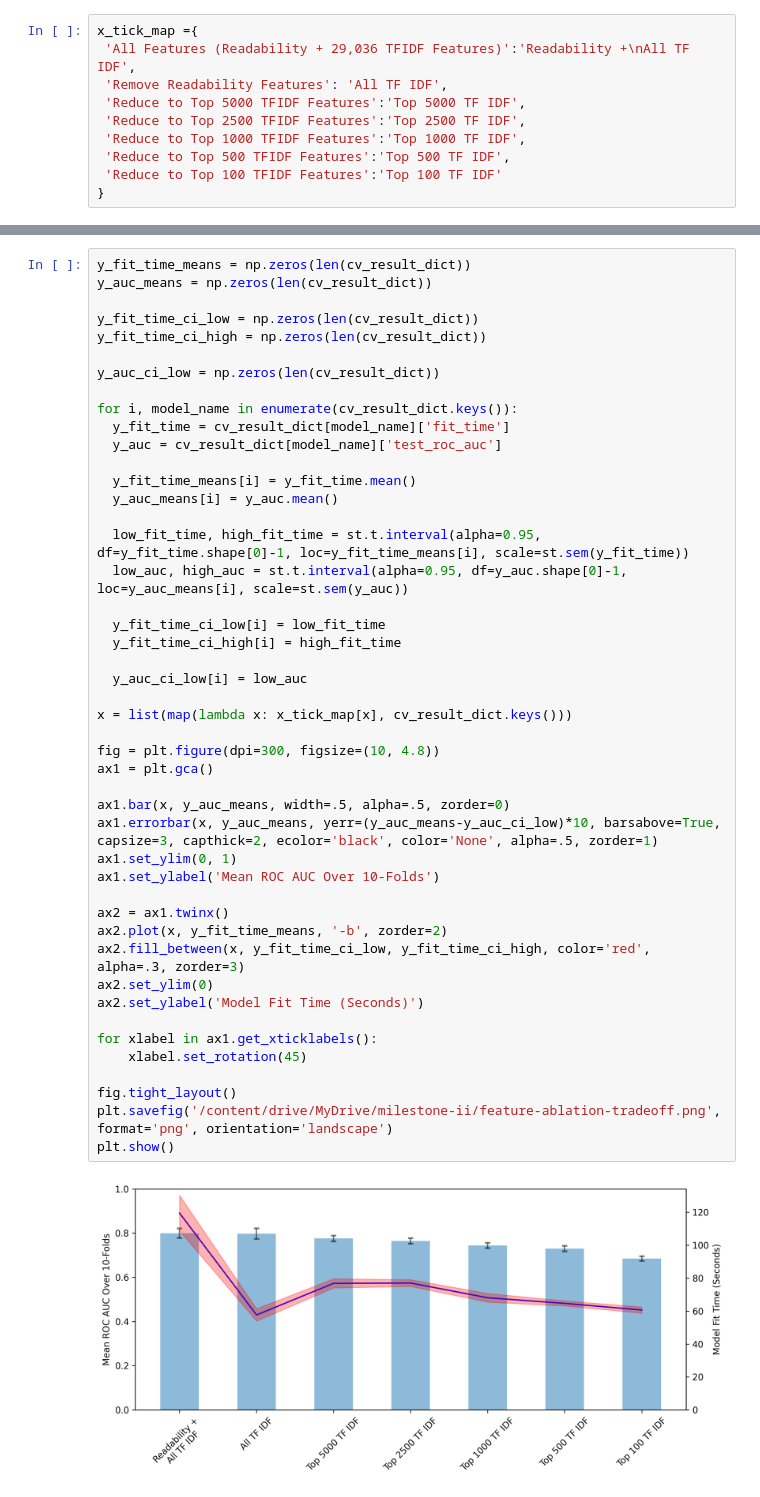
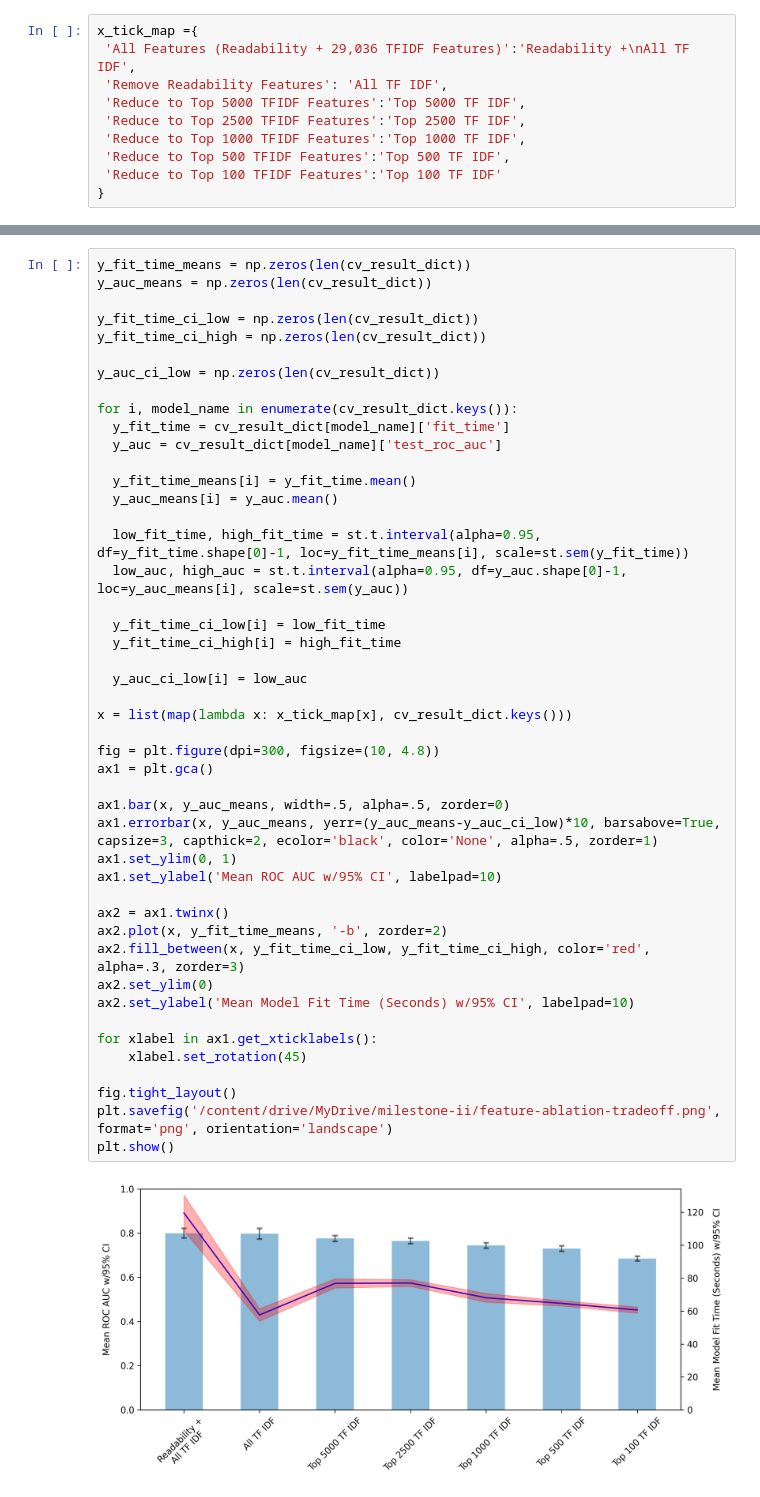
Before and after one commit to Tstrebe2/predicting-text-difficulty, a Jupyter notebook: notebooks/supervised-learning/feature-ablation.ipynb, the cells around one changed output, grey strips where cells are left out. Cells and saved outputs as stored; diff of their text form.

```diff
--- a/notebooks/supervised-learning/feature-ablation.ipynb
+++ b/notebooks/supervised-learning/feature-ablation.ipynb
@@ -243,33 +243,33 @@ for i, model_name in enumerate(cv_result_dict.keys()):
 
   low_fit_time, high_fit_time = st.t.interval(alpha=0.95, df=y_fit_time.shape[0]-1, loc=y_fit_time_means[i], scale=st.sem(y_fit_time))
   low_auc, high_auc = st.t.interval(alpha=0.95, df=y_auc.shape[0]-1, loc=y_auc_means[i], scale=st.sem(y_auc))
 
   y_fit_time_ci_low[i] = low_fit_time
   y_fit_time_ci_high[i] = high_fit_time
 
   y_auc_ci_low[i] = low_auc
 
 x = list(map(lambda x: x_tick_map[x], cv_result_dict.keys()))
 
 fig = plt.figure(dpi=300, figsize=(10, 4.8))
 ax1 = plt.gca()
 
 ax1.bar(x, y_auc_means, width=.5, alpha=.5, zorder=0)
 ax1.errorbar(x, y_auc_means, yerr=(y_auc_means-y_auc_ci_low)*10, barsabove=True, capsize=3, capthick=2, ecolor='black', color='None', alpha=.5, zorder=1)
 ax1.set_ylim(0, 1)
-ax1.set_ylabel('Mean ROC AUC Over 10-Folds')
+ax1.set_ylabel('Mean ROC AUC w/95% CI', labelpad=10)
 
 ax2 = ax1.twinx()
 ax2.plot(x, y_fit_time_means, '-b', zorder=2)
 ax2.fill_between(x, y_fit_time_ci_low, y_fit_time_ci_high, color='red', alpha=.3, zorder=3)
 ax2.set_ylim(0)
-ax2.set_ylabel('Model Fit Time (Seconds)')
+ax2.set_ylabel('Mean Model Fit Time (Seconds) w/95% CI', labelpad=10)
 
 for xlabel in ax1.get_xticklabels():
     xlabel.set_rotation(45)
 
 fig.tight_layout()
 plt.savefig('/content/drive/MyDrive/milestone-ii/feature-ablation-tradeoff.png', format='png', orientation='landscape')
 plt.show()
 # %% [output]
-[figure, old version]
+[figure, new version]
```
